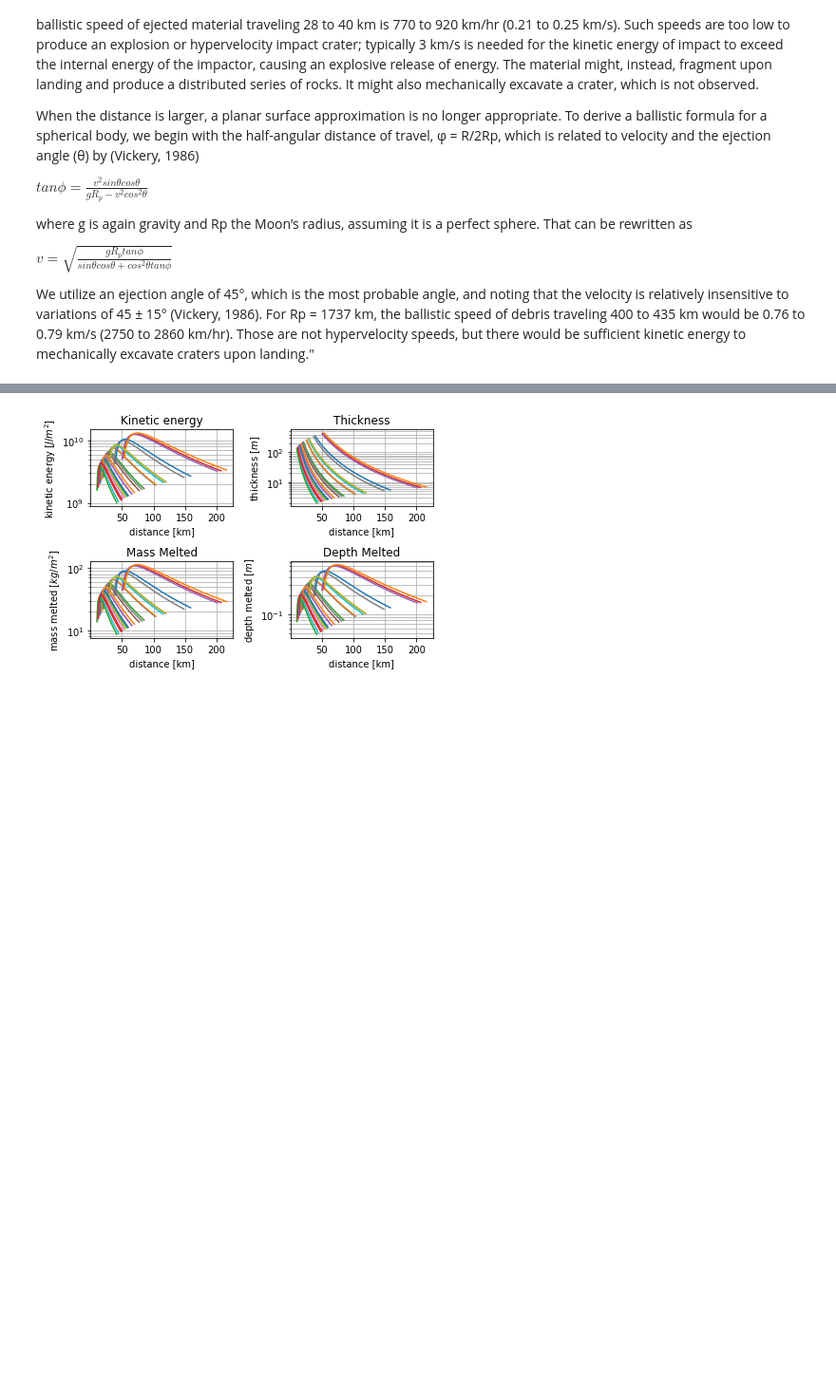
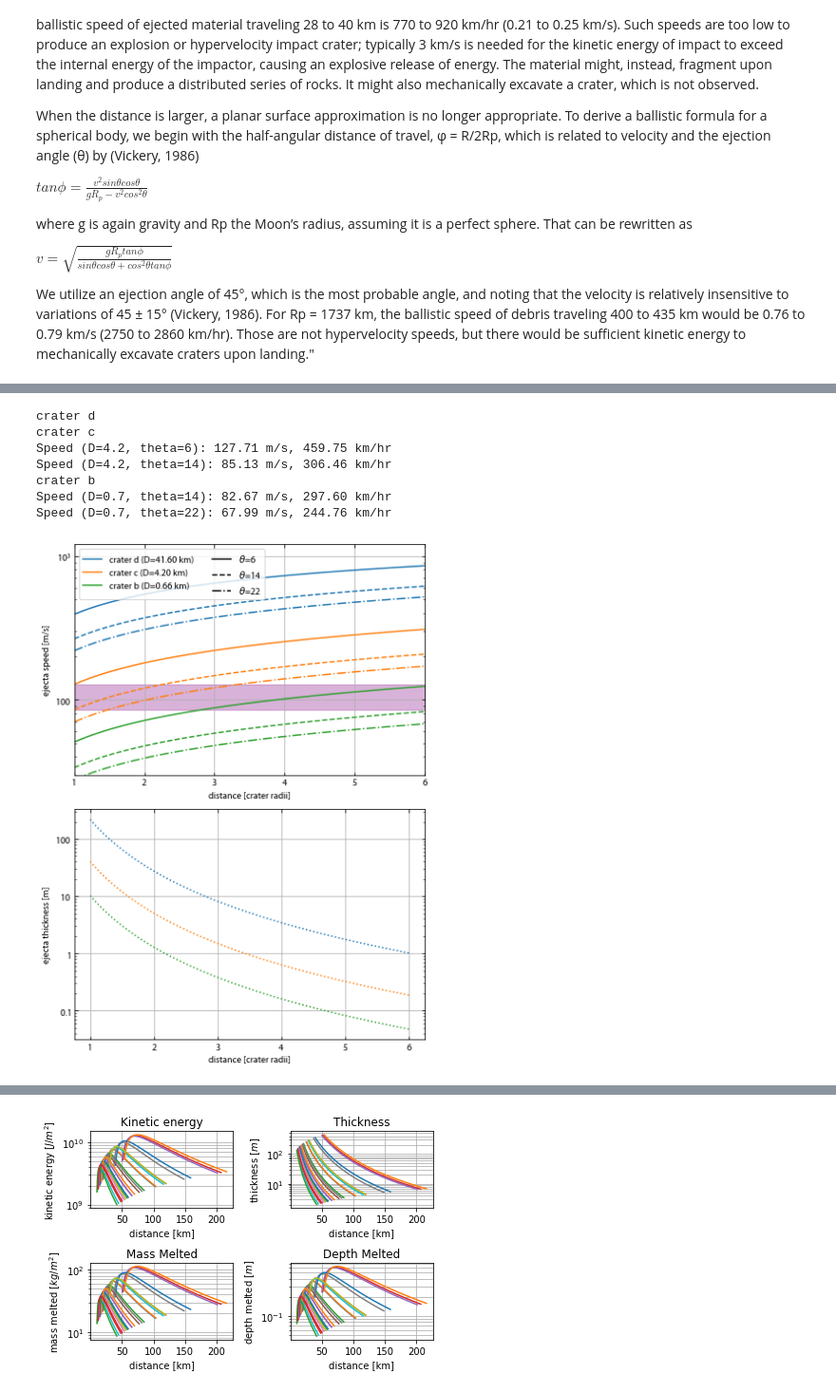
Before and after one commit to cjtu/moonpies, a Jupyter notebook: notebooks/ballistic_kinetic_energy.ipynb, the cells around one changed output, grey strips where cells are left out. Shown: that part at 95% size. Drawn from its saved outputs; the diff is of its cells as text; code cells hidden in the pictures; blank space fills up the shorter version.

Commit message:
Update ballistic sed and basin impacts

```diff
--- a/notebooks/ballistic_kinetic_energy.ipynb
+++ b/notebooks/ballistic_kinetic_energy.ipynb
@@ -127,0 +136,67 @@ Ballistic speed at distance 445 km: 2888 km/h
+# %%
+f, axs = plt.subplots(2, figsize=(6, 8))
+f.subplots_adjust(hspace=0)
+ax = axs[0]
+ax2 = axs[1]
+
+d_a = 0.56  # [km]
+d_b = 0.66  # [km]
+d_c = 4.2  # [km] Mosting C
+d_d = 41.6  # [km] Harpalus
+diams = (d_d, d_c, d_b, d_a)[:-1]
+craters = ('crater d', 'crater c', 'crater b', 'crater a')[:-1]
+
+d_cop = 30.4 * 2
+r_crater = np.arange(1, 45)
+
+d_curve = np.arange(0, 45)
+v_sph = mps2kmph(ballistic_spherical(theta, d_curve*1000))
+
+colors = plt.rcParams['axes.prop_cycle'].by_key()['color']
+ls = ('-', '--', '-.')
+thetas = (6, 14, 22)
+overlap_zone = []
+for i, (d, crater) in enumerate(zip(diams, craters)):
+    print(crater)
+    for j, theta0 in enumerate(thetas):
+        rm = d * 1000/2
+        dm = np.linspace(rm, rm*6, 100)
+        v = ballistic_spherical(np.deg2rad(theta0), dm)
+        t = thickness(dm, rm)  # thickness at 1 crater radius
+        m = thick2mass(t)
+        ke = mps2KE(v, m)
+        label = f'{crater} (D={d:.2f} km)' if j == 0 else None
+        ax.semilogy(dm/rm, v, ls=ls[j], c=colors[i], label=label)
+        if crater == 'crater c' and (theta0 == 6 or theta0 == 14):
+            overlap_zone.append(v[0])
+            print(f'Speed (D={d:.1f}, theta={theta0}): {v[0]:.2f} m/s, {mps2kmph(v[0]):.2f} km/hr')
+        elif crater == 'crater b' and (theta0 == 14 or theta0 == 22):
+            print(f'Speed (D={d:.1f}, theta={theta0}): {v[-1]:.2f} m/s, {mps2kmph(v[-1]):.2f} km/hr')
+    ax2.semilogy(dm/rm, t, ':', c=colors[i])
+    # print(f'Crater D={d:4.1f} km; Speed={v:.1f} m/s; KE={ke/1e6:.2f} MJ')
+
+# Overlap zone
+ax.fill_between(dm/rm, [overlap_zone[1]]*len(dm), [overlap_zone[0]]*len(dm), color='purple', alpha=0.3)
+# ax.axhline(v[0], ls='-', c='tab:purple', zorder=10)
+
+# theta labels
+for j in range(3):
+    ax.plot([0,0.1], [101, 102], ls=ls[j], c='k', label=f'$\\theta$={thetas[j]}')
+
+ax.legend(ncol=2)
+ax.set_xlim(1, 6)
+ax.set_ylim(30, 1200)
+ax.set_xlabel('distance [crater radii]')
+ax2.set_xlabel('distance [crater radii]')
+ax.set_ylabel('ejecta speed [m/s]')
+ax2.set_ylabel('ejecta thickness [m]')
+plt.show()
+# %% [output]
+crater d
+crater c
+Speed (D=4.2, theta=6): 127.71 m/s, 459.75 km/hr
+Speed (D=4.2, theta=14): 85.13 m/s, 306.46 km/hr
+crater b
+Speed (D=0.7, theta=14): 82.67 m/s, 297.60 km/hr
+Speed (D=0.7, theta=22): 67.99 m/s, 244.76 km/hr
+[figure, added]
```
Also changed, not shown: parts of 11 cells of this notebook, 5 other files.
